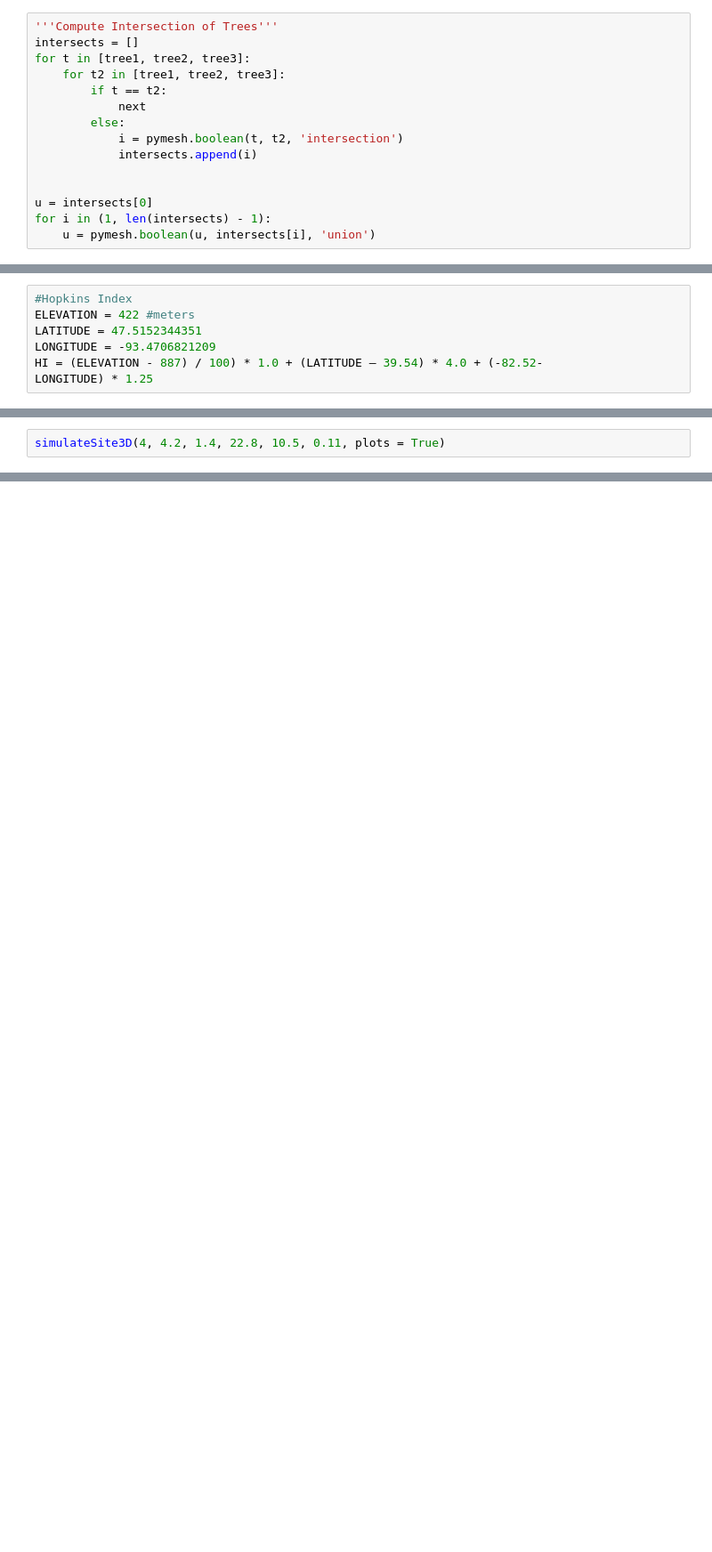
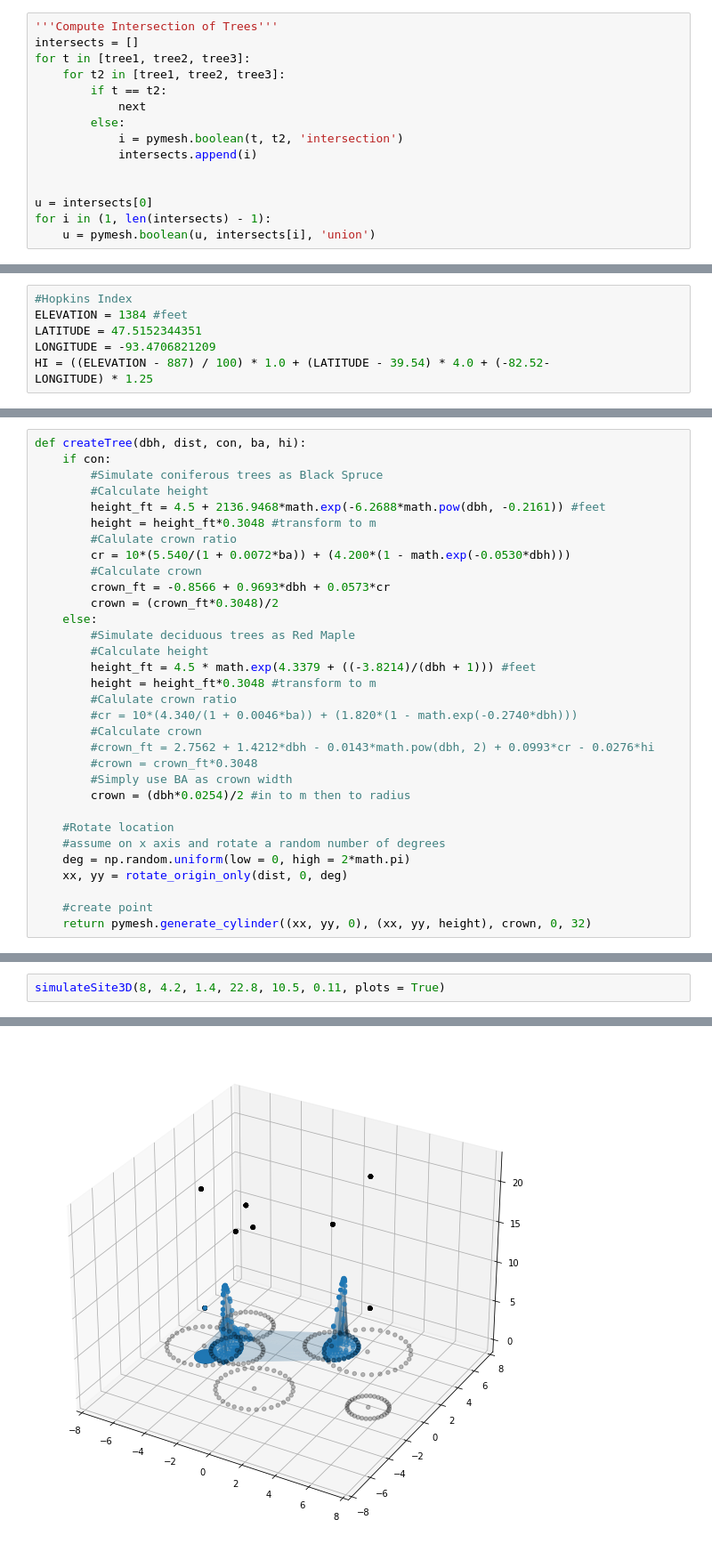
Before and after one commit to mwdjones/forest-canopy-model, a Jupyter notebook: 01_pymesh-test.ipynb, the cells around one changed output, grey strips where cells are left out. Shown at 89% size. Cells and saved outputs as stored; diff of their text form; blank space fills up the shorter version.

```diff
--- a/01_pymesh-test.ipynb
+++ b/01_pymesh-test.ipynb
@@ -89,8 +89,8 @@ ax.plot_trisurf(x_int, y_int, z_int, alpha = 0.25)
 [figure]
 # %%
 #Hopkins Index
-ELEVATION = 422 #meters
+ELEVATION = 1384 #feet
 LATITUDE = 47.5152344351
 LONGITUDE = -93.4706821209
-HI = (ELEVATION - 887) / 100) * 1.0 + (LATITUDE – 39.54) * 4.0 + (-82.52-
+HI = ((ELEVATION - 887) / 100) * 1.0 + (LATITUDE - 39.54) * 4.0 + (-82.52-
 LONGITUDE) * 1.25
@@ -100,3 +97,35 @@ cCR = 10 * (b1 / (1 + b2 * BA) + (b3 * (1 – exp(b4 * DBH))))
+# %%
+def createTree(dbh, dist, con, ba, hi):
+    if con:
+        #Simulate coniferous trees as Black Spruce
+        #Calculate height
+        height_ft = 4.5 + 2136.9468*math.exp(-6.2688*math.pow(dbh, -0.2161)) #feet
+        height = height_ft*0.3048 #transform to m
+        #Calulate crown ratio
+        cr = 10*(5.540/(1 + 0.0072*ba)) + (4.200*(1 - math.exp(-0.0530*dbh)))
+        #Calculate crown
+        crown_ft = -0.8566 + 0.9693*dbh + 0.0573*cr
+        crown = (crown_ft*0.3048)/2
+    else:
+        #Simulate deciduous trees as Red Maple
+        #Calculate height
+        height_ft = 4.5 * math.exp(4.3379 + ((-3.8214)/(dbh + 1))) #feet
+        height = height_ft*0.3048 #transform to m
+        #Calulate crown ratio
+        #cr = 10*(4.340/(1 + 0.0046*ba)) + (1.820*(1 - math.exp(-0.2740*dbh)))
+        #Calculate crown
+        #crown_ft = 2.7562 + 1.4212*dbh - 0.0143*math.pow(dbh, 2) + 0.0993*cr - 0.0276*hi
+        #crown = crown_ft*0.3048
+        #Simply use BA as crown width
+        crown = (dbh*0.0254)/2 #in to m then to radius
+
+    #Rotate location
+    #assume on x axis and rotate a random number of degrees
+    deg = np.random.uniform(low = 0, high = 2*math.pi)
+    xx, yy = rotate_origin_only(dist, 0, deg)
+
+    #create point
+    return pymesh.generate_cylinder((xx, yy, 0), (xx, yy, height), crown, 0, 32)
 # %%
 '''Combine into function'''
 
@@ -214,5 +217,5 @@ def simulateSite3D(n, distMu, distSigma, dbhMu, dbhSigma, pCon, plots = False):
 
     return pcoverage, poverlap, tot
 # %%
-simulateSite3D(4, 4.2, 1.4, 22.8, 10.5, 0.11, plots = True)
+simulateSite3D(8, 4.2, 1.4, 22.8, 10.5, 0.11, plots = True)
 # %% [output]
@@ -219,0 +223 @@ KeyboardInterrupt:
+[figure, added]
```
Also changed, not shown: parts of 3 cells of this notebook, 3 other files.
